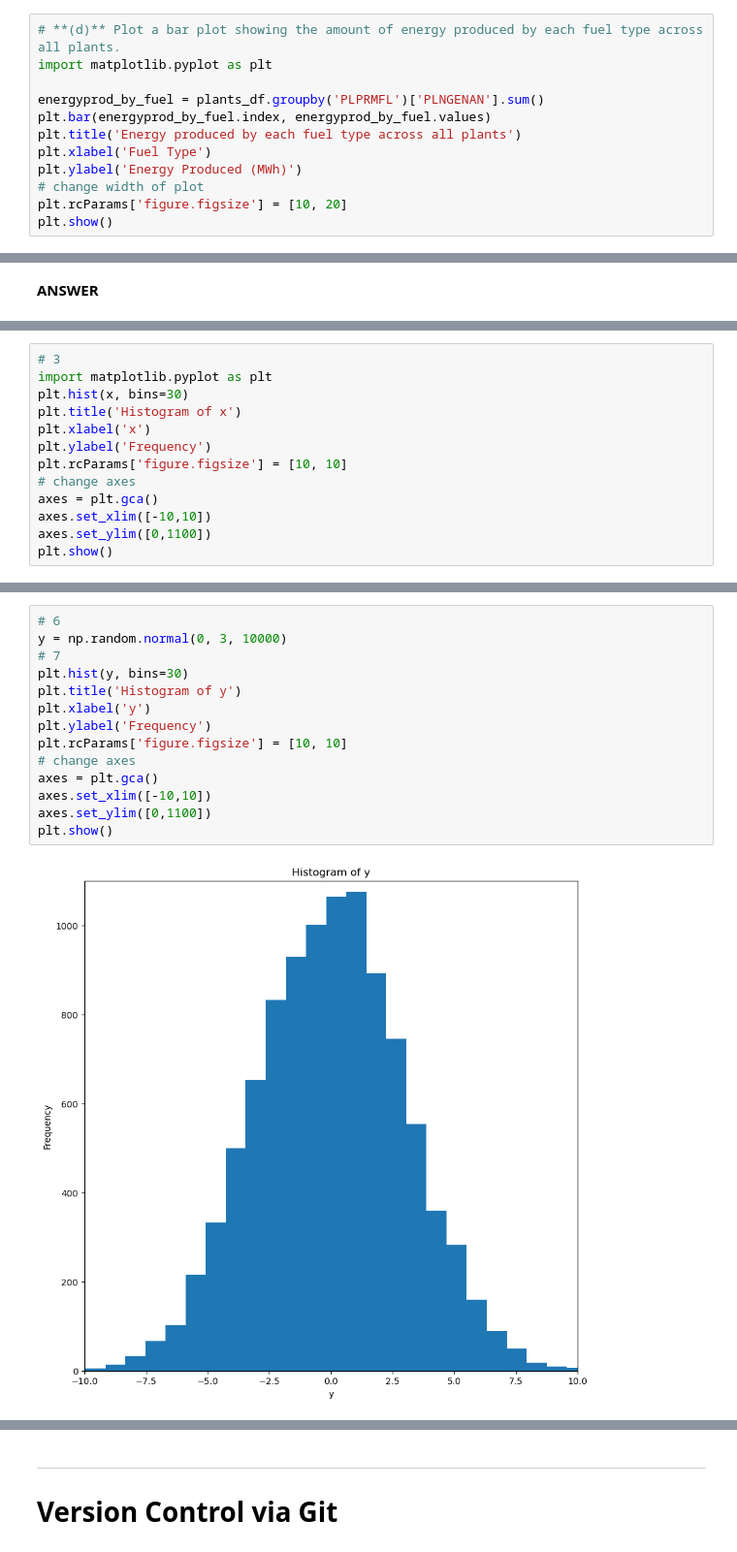
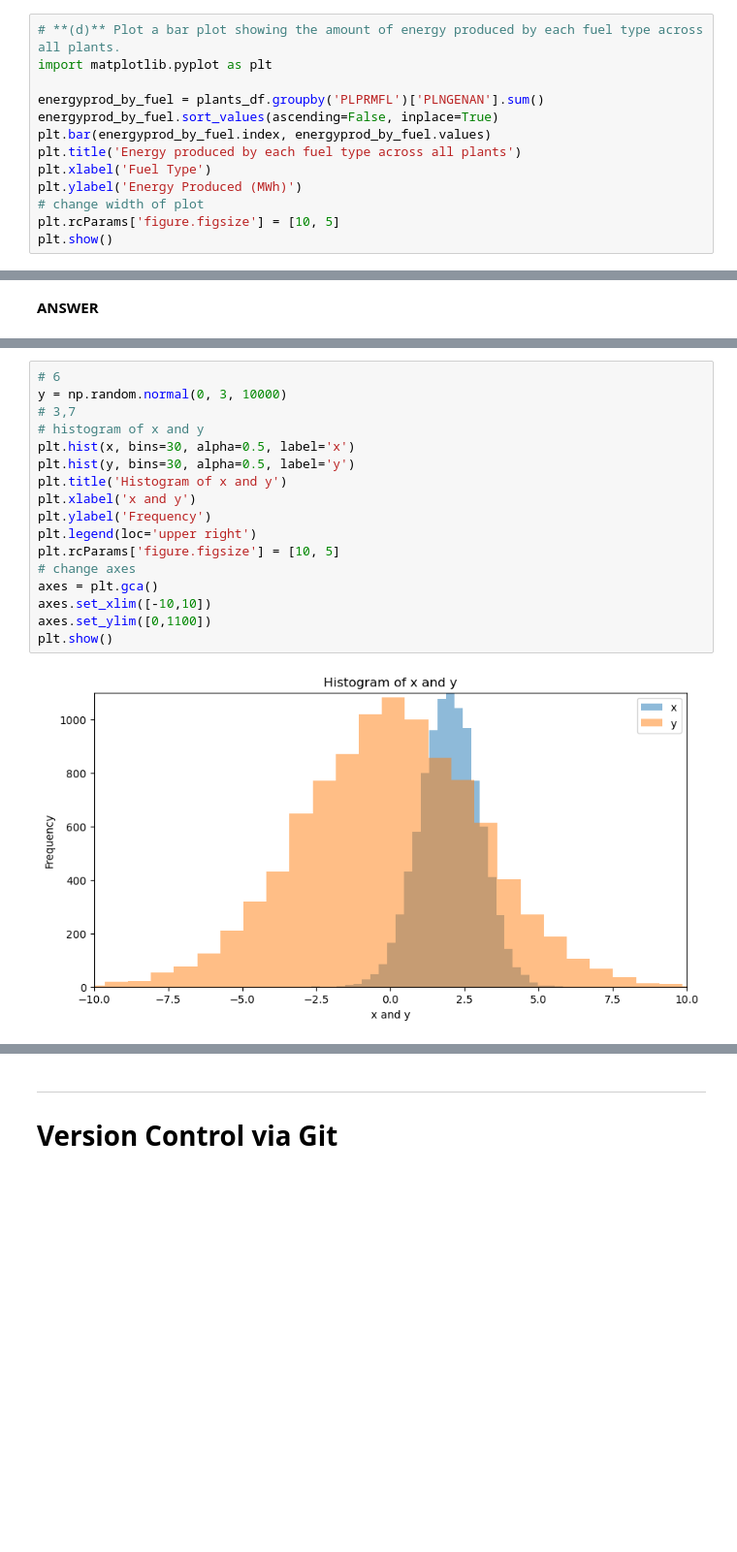
Before and after one commit to cake-dev/ml_class_stuff, a Jupyter notebook: assignments/Assignment_1.ipynb, the cells around one changed output, grey strips where cells are left out. Shown at 97% size. Drawn from its saved outputs; the diff is of its cells as text; blank space fills up the shorter version.

```diff
--- a/assignments/Assignment_1.ipynb
+++ b/assignments/Assignment_1.ipynb
@@ -440,11 +481,12 @@ plants_df.loc[plants_df['LAT'].idxmax()].PSTATABB
 import matplotlib.pyplot as plt
 
 energyprod_by_fuel = plants_df.groupby('PLPRMFL')['PLNGENAN'].sum()
+energyprod_by_fuel.sort_values(ascending=False, inplace=True)
 plt.bar(energyprod_by_fuel.index, energyprod_by_fuel.values)
 plt.title('Energy produced by each fuel type across all plants')
 plt.xlabel('Fuel Type')
 plt.ylabel('Energy Produced (MWh)')
 # change width of plot
-plt.rcParams['figure.figsize'] = [10, 20]
+plt.rcParams['figure.figsize'] = [10, 5]
 plt.show()
 # %% [output]
@@ -535,13 +575,0 @@ mean: 1.9905, sd: 0.9955
-# %%
-# 3
-import matplotlib.pyplot as plt
-plt.hist(x, bins=30)
-plt.title('Histogram of x')
-plt.xlabel('x')
-plt.ylabel('Frequency')
-plt.rcParams['figure.figsize'] = [10, 10]
-# change axes
-axes = plt.gca()
-axes.set_xlim([-10,10])
-axes.set_ylim([0,1100])
-plt.show()
@@ -558,19 +584,22 @@ print('99th percentile of x: {}'.format(np.percentile(x, 99)))
 # %%
 # 6
 y = np.random.normal(0, 3, 10000)
-# 7
-plt.hist(y, bins=30)
-plt.title('Histogram of y')
-plt.xlabel('y')
+# 3,7
+# histogram of x and y
+plt.hist(x, bins=30, alpha=0.5, label='x')
+plt.hist(y, bins=30, alpha=0.5, label='y')
+plt.title('Histogram of x and y')
+plt.xlabel('x and y')
 plt.ylabel('Frequency')
-plt.rcParams['figure.figsize'] = [10, 10]
+plt.legend(loc='upper right')
+plt.rcParams['figure.figsize'] = [10, 5]
 # change axes
 axes = plt.gca()
 axes.set_xlim([-10,10])
 axes.set_ylim([0,1100])
 plt.show()
 # %% [output]
-[figure, old version]
+[figure, new version]
 # %%
 # 8
 print('E[XY] = {}'.format(np.mean(x*y))) # normal dist can be multiplied together
```
Also changed, not shown: parts of 10 cells of this notebook, 2 other files.
